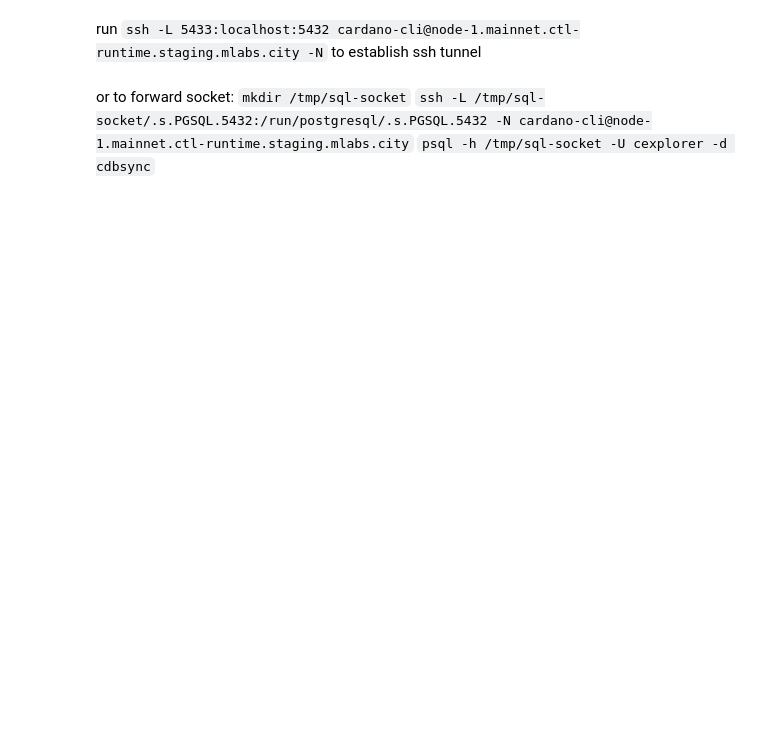
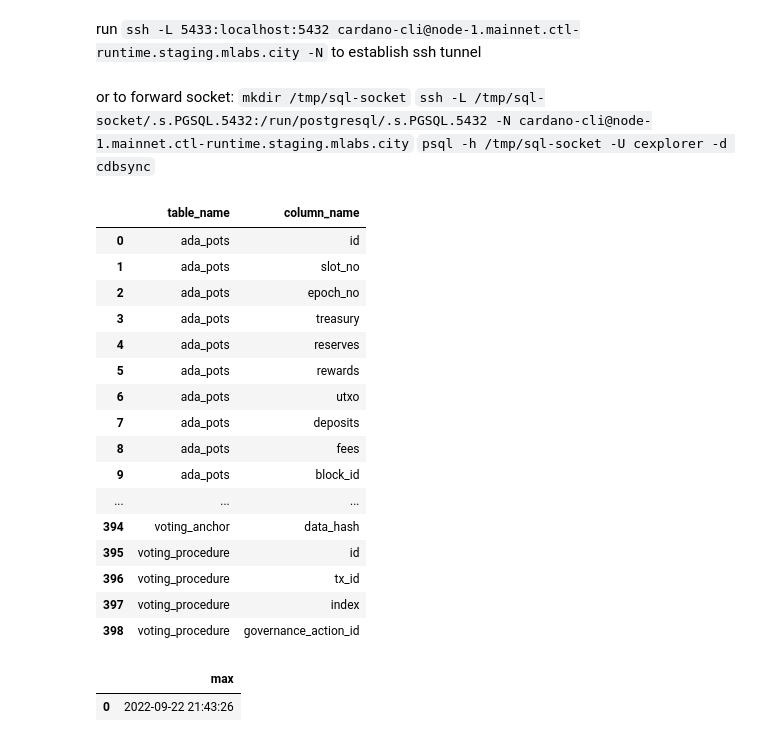
Before and after one commit to mlabs-haskell/congested-testnet, a Jupyter notebook: research/statistics.ipynb, the cells around one changed output. Saved outputs shown, nothing was run; the diff lists cells and outputs as text; code cells hidden in the pictures; blank space fills up the shorter version.

```diff
--- a/research/statistics.ipynb
+++ b/research/statistics.ipynb
@@ -26,0 +25,50 @@ conn.close()
+# %%
+all_tables_and_columns = """
+SELECT
+    t.tablename AS table_name,
+    a.attname AS column_name
+FROM
+    pg_tables t
+JOIN
+    pg_attribute a ON t.tablename = a.attrelid::regclass::text
+WHERE
+    t.tableowner = 'cexplorer'
+    AND a.attnum > 0
+    AND NOT a.attisdropped
+ORDER BY
+    t.tablename,
+    a.attnum;
+"""
+all_tables = pd.read_sql(all_tables_and_columns,conn)
+# %%
+all_tables
+# %% [output]
+|  | table_name | column_name |
+| 0 | ada_pots | id |
+| 1 | ada_pots | slot_no |
+| 2 | ada_pots | epoch_no |
+| 3 | ada_pots | treasury |
+| 4 | ada_pots | reserves |
+| 5 | ada_pots | rewards |
+| 6 | ada_pots | utxo |
+| 7 | ada_pots | deposits |
+| 8 | ada_pots | fees |
+| 9 | ada_pots | block_id |
+| ... | ... | ... |
+| 394 | voting_anchor | data_hash |
+| 395 | voting_procedure | id |
+| 396 | voting_procedure | tx_id |
+| 397 | voting_procedure | index |
+| 398 | voting_procedure | governance_action_id |
+# %%
+max_time = """
+SELECT max(time)
+
+FROM
+    block
+;
+"""
+pd.read_sql(max_time,conn)
+# %% [output]
+|  | max |
+| 0 | 2022-09-22 21:43:26 |
```
Also changed, not shown: parts of 9 cells of this notebook, 2 other files.
